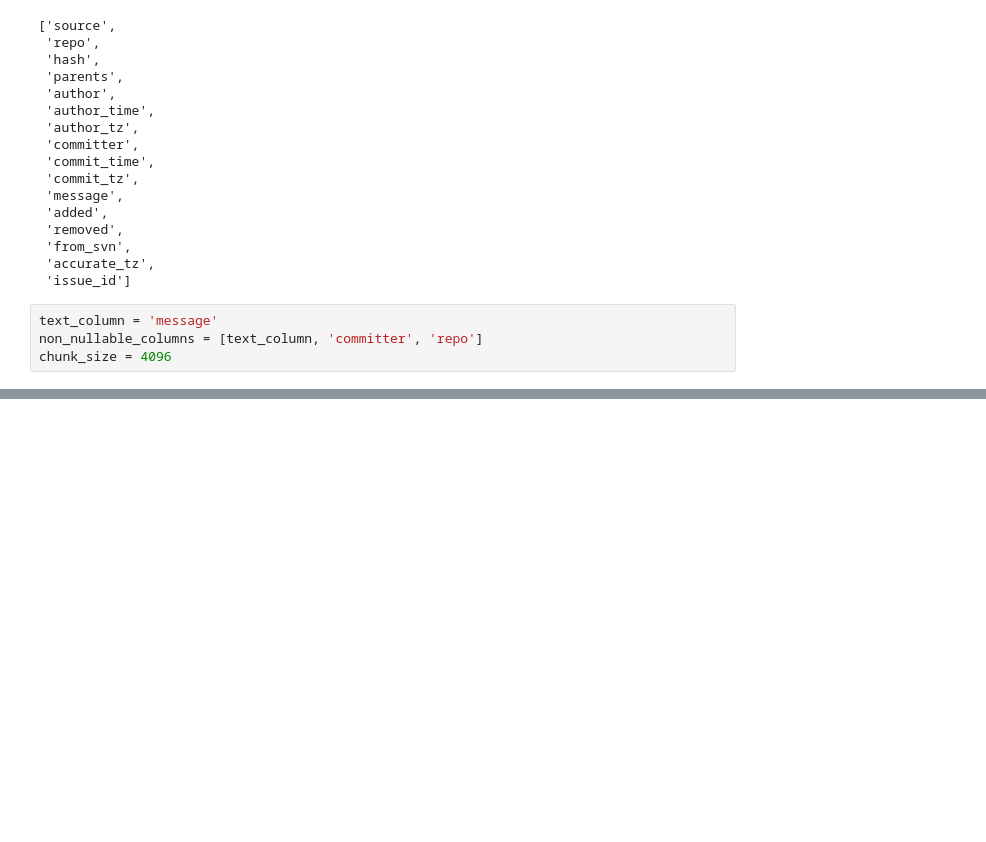
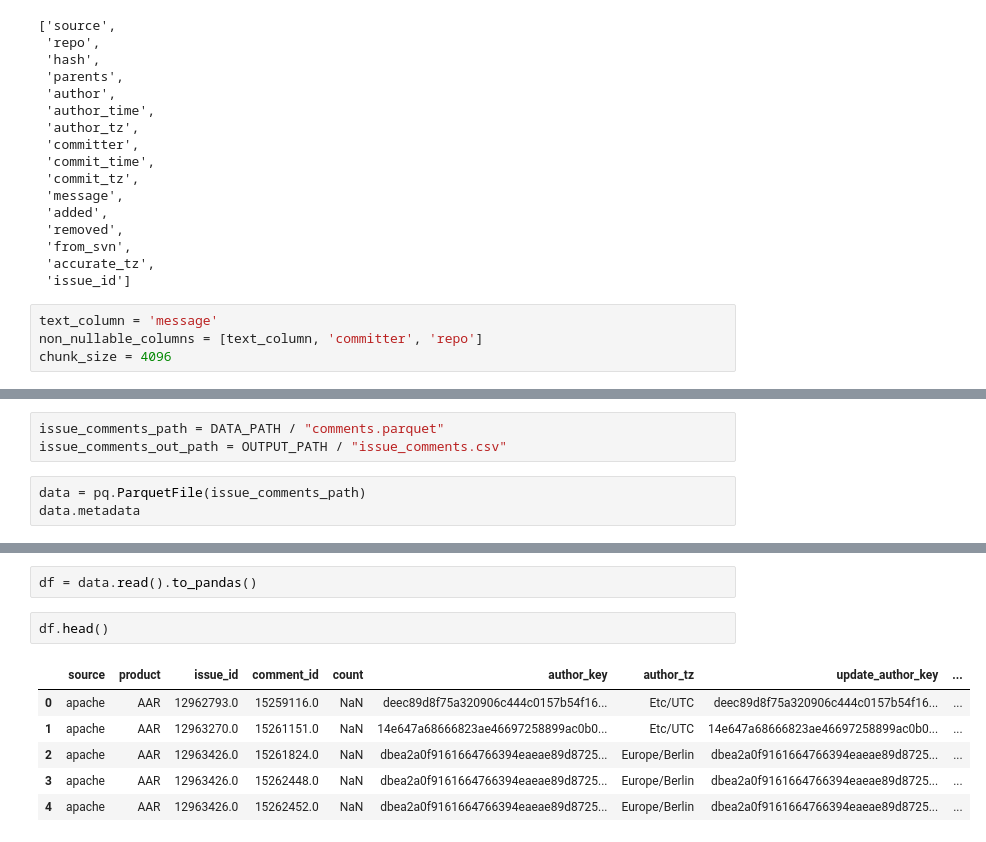
Before and after one commit to raianmr/seBERT, a Jupyter notebook: notebooks/20-MAD.ipynb, the cells around one changed output, grey strips where cells are left out. Drawn from its saved outputs; the diff is of its cells as text; blank space fills up the shorter version.

Commit message:
add issues

```diff
--- a/notebooks/20-MAD.ipynb
+++ b/notebooks/20-MAD.ipynb
@@ -107,0 +288,6 @@ for chunk in data.iter_batches(batch_size=chunk_size):
+# %%
+issue_comments_path = DATA_PATH / "comments.parquet"
+issue_comments_out_path = OUTPUT_PATH / "issue_comments.csv"
+# %%
+data = pq.ParquetFile(issue_comments_path)
+data.metadata
@@ -107,0 +316,11 @@ for chunk in data.iter_batches(batch_size=chunk_size):
+# %%
+df = data.read().to_pandas()
+# %%
+df.head()
+# %% [output]
+|  | source | product | issue_id | comment_id | count | author_key | author_tz | update_author_key | ... |
+| 0 | apache | AAR | 12962793.0 | 15259116.0 | NaN | deec89d8f75a320906c444c0157b54f16... | Etc/UTC | deec89d8f75a320906c444c0157b54f16... | ... |
+| 1 | apache | AAR | 12963270.0 | 15261151.0 | NaN | 14e647a68666823ae46697258899ac0b0... | Etc/UTC | 14e647a68666823ae46697258899ac0b0... | ... |
+| 2 | apache | AAR | 12963426.0 | 15261824.0 | NaN | dbea2a0f9161664766394eaeae89d8725... | Europe/Berlin | dbea2a0f9161664766394eaeae89d8725... | ... |
+| 3 | apache | AAR | 12963426.0 | 15262448.0 | NaN | dbea2a0f9161664766394eaeae89d8725... | Europe/Berlin | dbea2a0f9161664766394eaeae89d8725... | ... |
+| 4 | apache | AAR | 12963426.0 | 15262452.0 | NaN | dbea2a0f9161664766394eaeae89d8725... | Europe/Berlin | dbea2a0f9161664766394eaeae89d8725... | ... |
```
Also changed, not shown: parts of 23 cells of this notebook, 1 other file.
